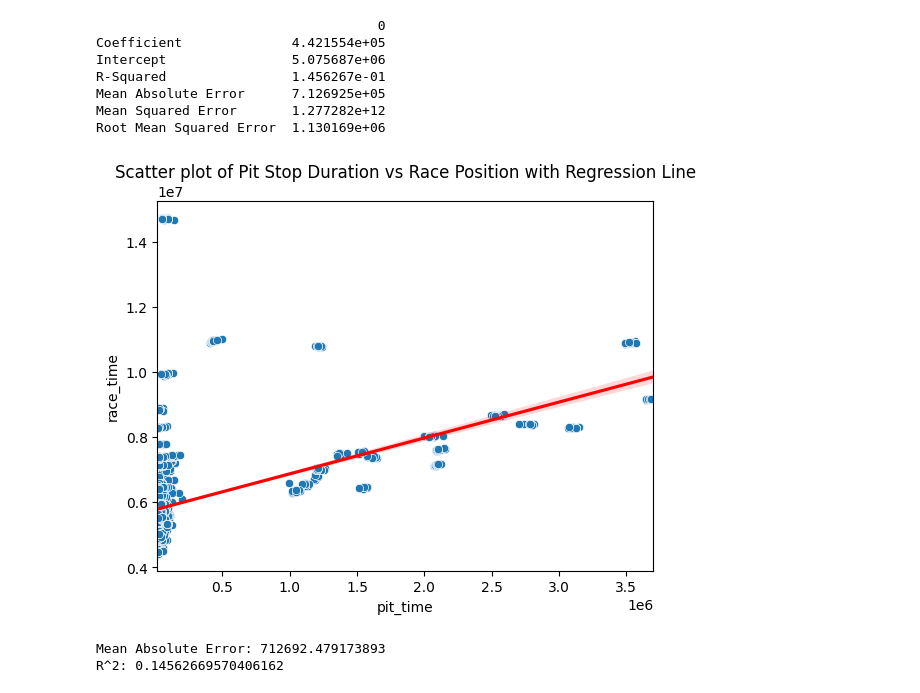
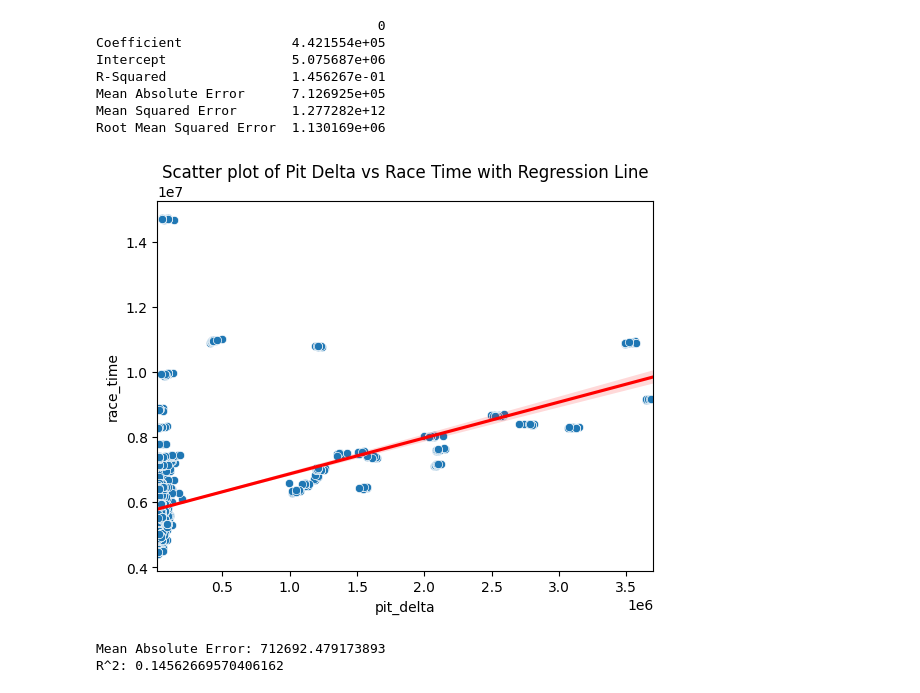
Before and after one commit to MacBeth-M/Capstone, a Jupyter notebook: Pitstops.ipynb, the cells around one changed output. Saved outputs shown, nothing was run; the diff lists cells and outputs as text; code cells hidden in the pictures.

```diff
--- a/Pitstops.ipynb
+++ b/Pitstops.ipynb
@@ -31,8 +32,8 @@ results.head(10)
 | 8 | 9 | 18 | 9 | 2 | 4 | 2 | \N | R | 9 | ... |
 | 9 | 10 | 18 | 10 | 7 | 12 | 18 | \N | R | 10 | ... |
 # %%
-# rename milliseconds to stop time and race_time to avoid confusion
-pit_stops.rename(columns = {'milliseconds': 'pit_time'}, inplace = True)
+# rename milliseconds to pit_delta and race_time to avoid confusion
+pit_stops.rename(columns = {'milliseconds': 'pit_delta'}, inplace = True)
 results.rename(columns = {'milliseconds': 'race_time'}, inplace = True)
 pit_merge = pd.merge(pit_stops, results, on=['raceId', 'driverId'])
 pit_merged = pit_merge[pit_merge['statusId'] == 1] # filters out only finished races
@@ -77,8 +78,8 @@ Index(['raceId', 'driverId', 'stop', 'lap', 'time_x', 'duration', 'pit_time',
 | 75% | 1053.000000 | 830.000000 | 2.000000 | 36.000000 | 2.610250e+04 | 24997.000000 | 131.000000 | 12.000000 | 10.000000 | ... |
 | max | 1115.000000 | 859.000000 | 7.000000 | 78.000000 | 3.069017e+06 | 26178.000000 | 214.000000 | 24.000000 | 19.000000 | ... |
 # %%
-# retain only the columns we need
-selected_columns = ['raceId', 'driverId', 'stop', 'pit_time', 'race_time']
+# retain only the columns needed
+selected_columns = ['raceId', 'driverId', 'stop', 'pit_delta', 'race_time']
 my_pit = pit_merged[selected_columns]
 
 my_pit = my_pit.copy() # make copy to modify without changing original dataset
@@ -127,11 +128,11 @@ my_pit.head()
 | 8 | 841 | 4 | 3 | 23251 | 5402031 |
 | 9 | 841 | 4 | 3 | 24733 | 5402031 |
 # %%
-# Sum all pit stop times to find total time spent on pit stops
-total_pit_time = my_pit.groupby(['raceId', 'driverId'])['pit_time'].transform('sum')
+# Sum all pit delta times to find total time spent on pit stops
+total_pit_delta = my_pit.groupby(['raceId', 'driverId'])['pit_delta'].transform('sum')
 
 # Update the 'pit_time' column
-my_pit['pit_time'] = total_pit_time
+my_pit['pit_delta'] = total_pit_delta
 
 my_pit.head()
 # %% [output]
@@ -315,14 +316,14 @@ Root Mean Squared Error  1.130169e+06
 # %%
 import matplotlib.pyplot as plt
 import seaborn as sns
 
 # sho regression line
-sns.scatterplot(x='pit_time', y='race_time', data=my_pit)
-sns.regplot(x='pit_time', y='race_time', data=my_pit, scatter=False, color='red')
-plt.title('Scatter plot of Pit Stop Duration vs Race Position with Regression Line')
+sns.scatterplot(x='pit_delta', y='race_time', data=my_pit)
+sns.regplot(x='pit_delta', y='race_time', data=my_pit, scatter=False, color='red')
+plt.title('Scatter plot of Pit Delta vs Race Time with Regression Line')
 plt.show()
 # %% [output]
-[figure, old version]
+[figure, new version]
 # %%
 from sklearn.metrics import mean_absolute_error, r2_score
 
```
Also changed, not shown: parts of 22 cells of this notebook, 4 other files.
